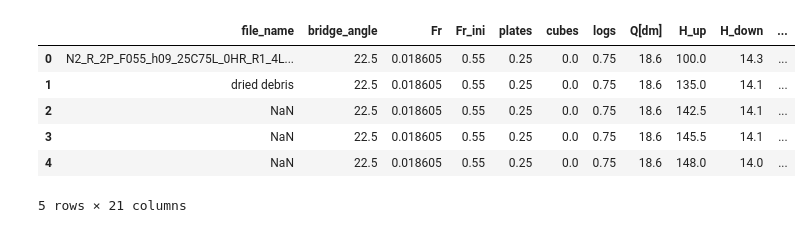
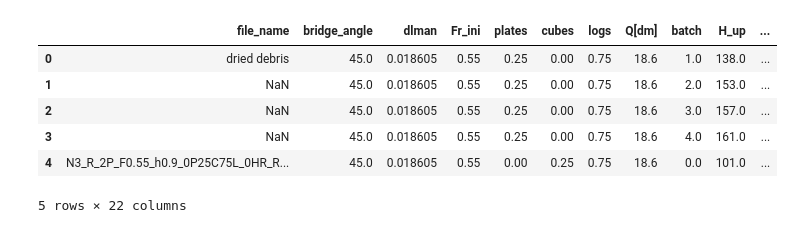
Before and after one commit to MineaSolas/ComputerVisionProject, a Jupyter notebook: open_photos_experiment.ipynb, the cells around one changed output. Cells and saved outputs as stored; diff of their text form; code cells hidden in the pictures.

```diff
--- a/open_photos_experiment.ipynb
+++ b/open_photos_experiment.ipynb
@@ -1,22 +1,22 @@
 # %%
 import pandas as pd
 from PIL import Image
 import matplotlib.pyplot as plt
 import os
 import glob
 
 
 # Load the CSV
-df = pd.read_csv(os.path.join('experiments', 'experiments_1_36.csv'))
+df = pd.read_csv(os.path.join('experiments', 'experiments_1_107.csv'))
 df.head()
 # %% [output]
-|  | file_name | bridge_angle | Fr | Fr_ini | plates | cubes | logs | Q[dm] | H_up | H_down | ... |
-| 0 | N2_R_2P_F055_h09_25C75L_0HR_R1_4L... | 22.5 | 0.018605 | 0.55 | 0.25 | 0.0 | 0.75 | 18.6 | 100.0 | 14.3 | ... |
-| 1 | dried debris | 22.5 | 0.018605 | 0.55 | 0.25 | 0.0 | 0.75 | 18.6 | 135.0 | 14.1 | ... |
-| 2 | NaN | 22.5 | 0.018605 | 0.55 | 0.25 | 0.0 | 0.75 | 18.6 | 142.5 | 14.1 | ... |
-| 3 | NaN | 22.5 | 0.018605 | 0.55 | 0.25 | 0.0 | 0.75 | 18.6 | 145.5 | 14.1 | ... |
-| 4 | NaN | 22.5 | 0.018605 | 0.55 | 0.25 | 0.0 | 0.75 | 18.6 | 148.0 | 14.0 | ... |
+|  | file_name | bridge_angle | dlman | Fr_ini | plates | cubes | logs | Q[dm] | batch | H_up | ... |
+| 0 | dried debris | 45.0 | 0.018605 | 0.55 | 0.25 | 0.00 | 0.75 | 18.6 | 1.0 | 138.0 | ... |
+| 1 | NaN | 45.0 | 0.018605 | 0.55 | 0.25 | 0.00 | 0.75 | 18.6 | 2.0 | 153.0 | ... |
+| 2 | NaN | 45.0 | 0.018605 | 0.55 | 0.25 | 0.00 | 0.75 | 18.6 | 3.0 | 157.0 | ... |
+| 3 | NaN | 45.0 | 0.018605 | 0.55 | 0.25 | 0.00 | 0.75 | 18.6 | 4.0 | 161.0 | ... |
+| 4 | N3_R_2P_F0.55_h0.9_0P25C75L_0HR_R... | 45.0 | 0.018605 | 0.55 | 0.00 | 0.25 | 0.75 | 18.6 | 0.0 | 101.0 | ... |
-5 rows × 21 columns
+5 rows × 22 columns
 # %%
 
 
```
Also changed, not shown: parts of 2 cells of this notebook, 2 other files.
